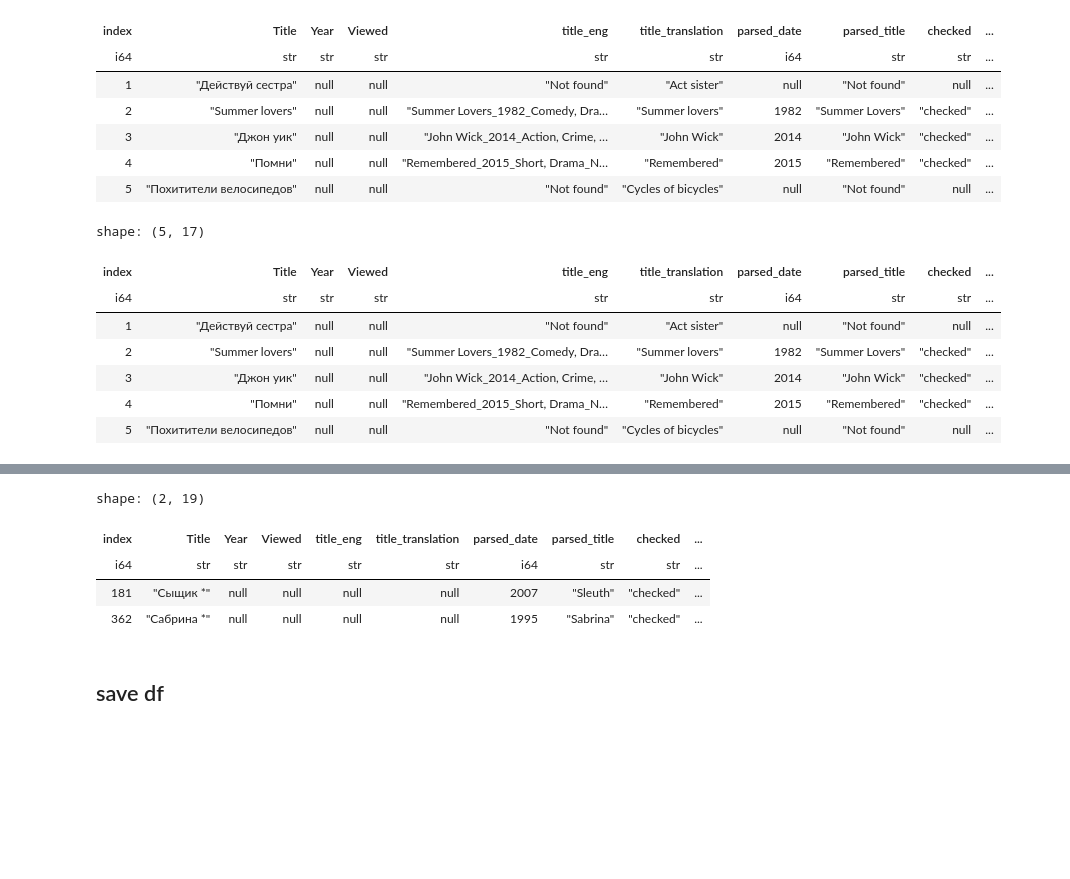
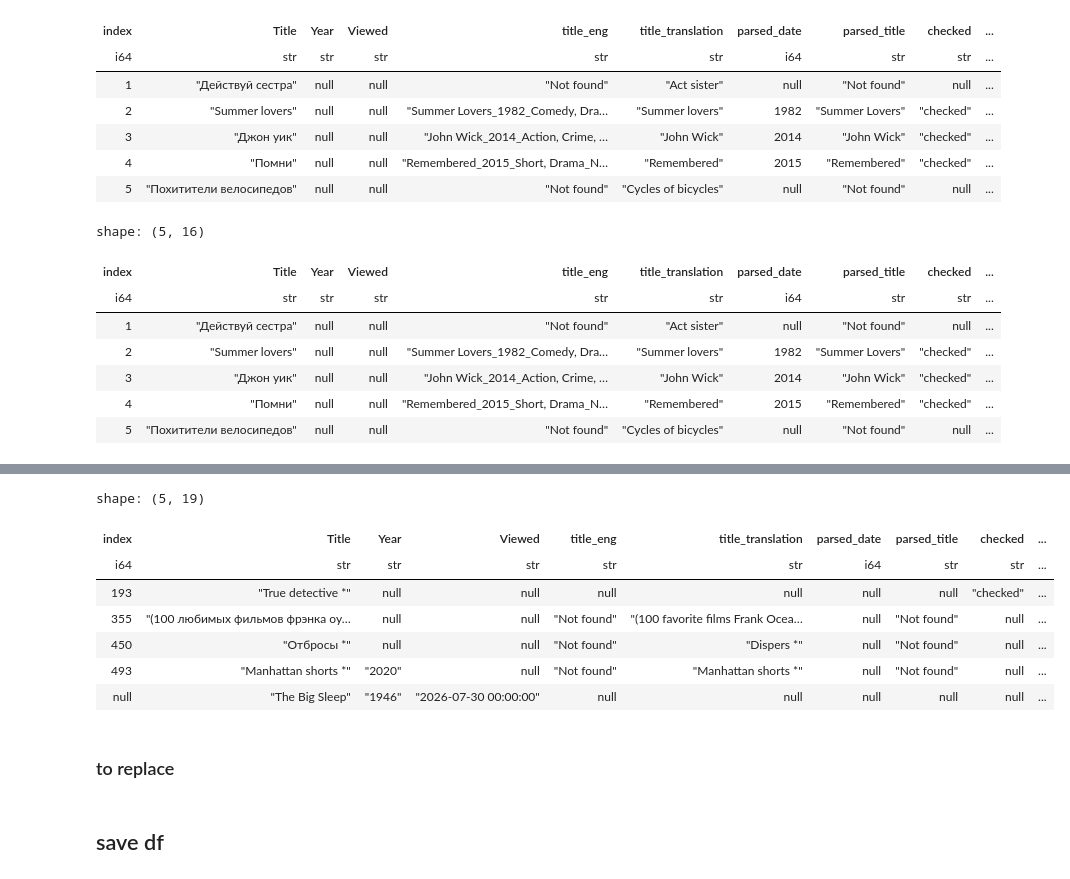
Before and after one commit to KonstantinBurkin/movie-list, a Jupyter notebook: notebooks/movie_validate.ipynb, the cells around one changed output, grey strips where cells are left out. Saved outputs shown, nothing was run; the diff lists cells and outputs as text; code cells hidden in the pictures; blank space fills up the shorter version.

Commit message:
upload all params for movies

```diff
--- a/notebooks/movie_validate.ipynb
+++ b/notebooks/movie_validate.ipynb
@@ -84,7 +84,7 @@ fetch_english_title(movies_df.head(1)["ids"].item())
  'Response': 'True'}
 # %%
 result_dict = dict()
-for row in tqdm(movies_df.head(10).iter_rows(named=True)):
+for row in tqdm(movies_df.iter_rows(named=True)):
     if row["ids"] == "Not found":
         result_dict[row["index"]] = "Not found"
     else:
@@ -160,12 +144,14 @@ shape: (5, 15)
 | 3 | "Джон уик" | null | null | "John Wick_2014_Action, Crime, … | "John Wick" | 2014 | "John Wick" | "checked" | ... |
 | 4 | "Помни" | null | null | "Remembered_2015_Short, Drama_N… | "Remembered" | 2015 | "Remembered" | "checked" | ... |
 | 5 | "Похитители велосипедов" | null | null | "Not found" | "Cycles of bicycles" | null | "Not found" | null | ... |
+# %%
+movies_df = movies_df.drop("creds")
 # %%
 movies_df = movies_df.join(parsed_films, on="index", how="left")
 # %%
 movies_df.head()
 # %% [output]
-shape: (5, 17)
+shape: (5, 16)
 | index | Title | Year | Viewed | title_eng | title_translation | parsed_date | parsed_title | checked | ... |
 | i64 | str | str | str | str | str | i64 | str | str | ... |
 | 1 | "Действуй сестра" | null | null | "Not found" | "Act sister" | null | "Not found" | null | ... |
@@ -195,12 +181,21 @@ movies_df.head(1)["creds"].item()
  'Response': 'True'}
 # %%
 movies_df.with_columns(
-    c("creds_right").struct.field("Year").cast(pl.Int64).alias("year_creds"),
-    c("creds_right").struct.field("Title").alias("title_creds"),
-).filter(c("year_creds") != c("cleaned_year"))
+    c("creds").struct.field("Year").cast(pl.Int64).alias("year_creds"),
+    c("creds").struct.field("Title").alias("title_creds"),
+    c("creds").struct.field("Genre").alias("genre_creds"),
+).filter(
+    # c("year_creds") != c("cleaned_year"),
+    c("genre_creds").is_null(),
+)
 # %% [output]
-shape: (2, 19)
+shape: (5, 19)
 | index | Title | Year | Viewed | title_eng | title_translation | parsed_date | parsed_title | checked | ... |
 | i64 | str | str | str | str | str | i64 | str | str | ... |
-| 181 | "Сыщик *" | null | null | null | null | 2007 | "Sleuth" | "checked" | ... |
-| 362 | "Сабрина *" | null | null | null | null | 1995 | "Sabrina" | "checked" | ... |
+| 193 | "True detective *" | null | null | null | null | null | null | "checked" | ... |
+| 355 | "(100 любимых фильмов фрэнка оу… | null | null | "Not found" | "(100 favorite films Frank Ocea… | null | "Not found" | null | ... |
+| 450 | "Отбросы *" | null | null | "Not found" | "Dispers *" | null | "Not found" | null | ... |
+| 493 | "Мanhattan shorts *" | "2020" | null | "Not found" | "Мanhattan shorts *" | null | "Not found" | null | ... |
+| null | "The Big Sleep" | "1946" | "2026-07-30 00:00:00" | null | null | null | null | null | ... |
+# %% [markdown]
+### to replace
```
Also changed, not shown: parts of 5 cells of this notebook.
